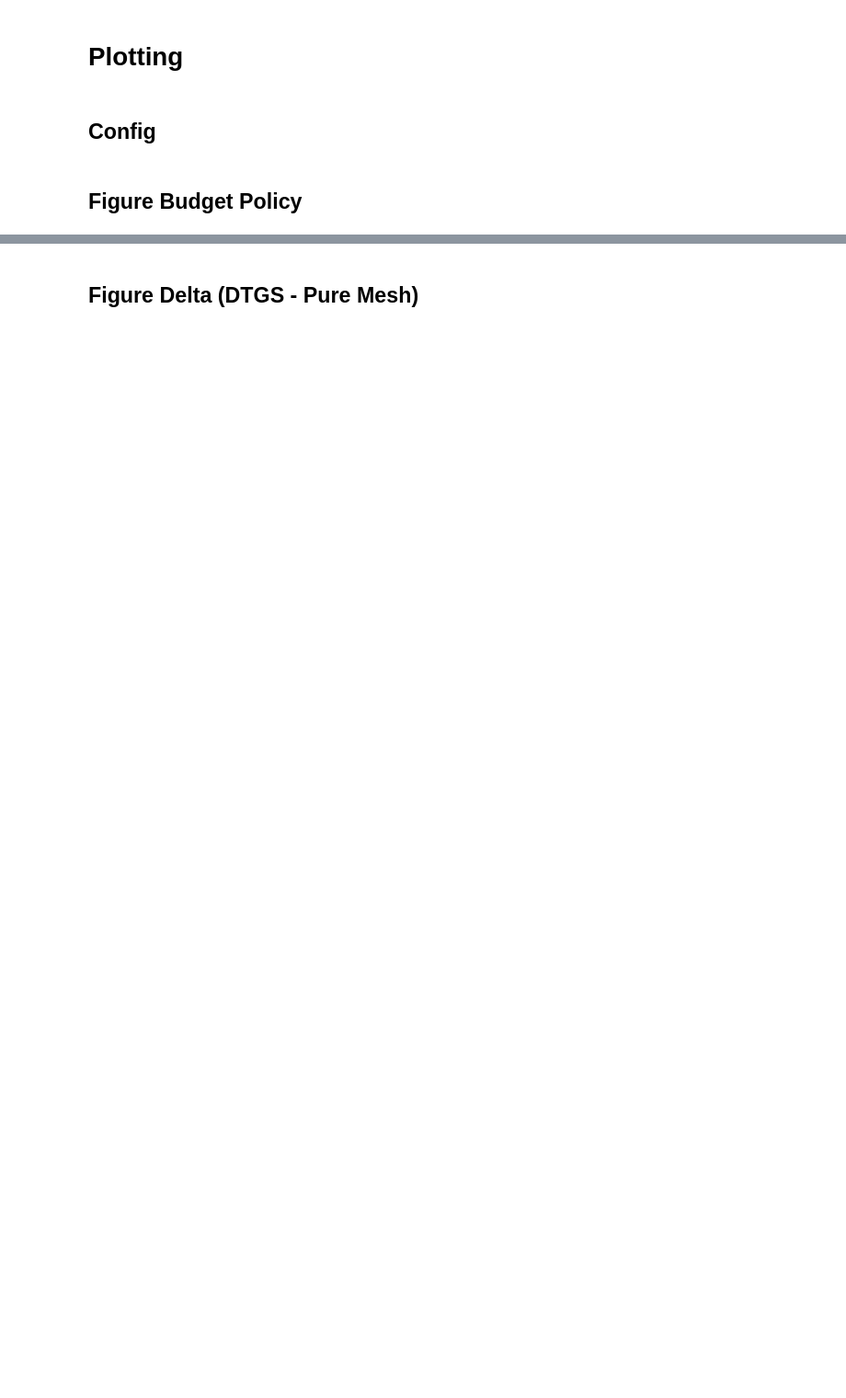
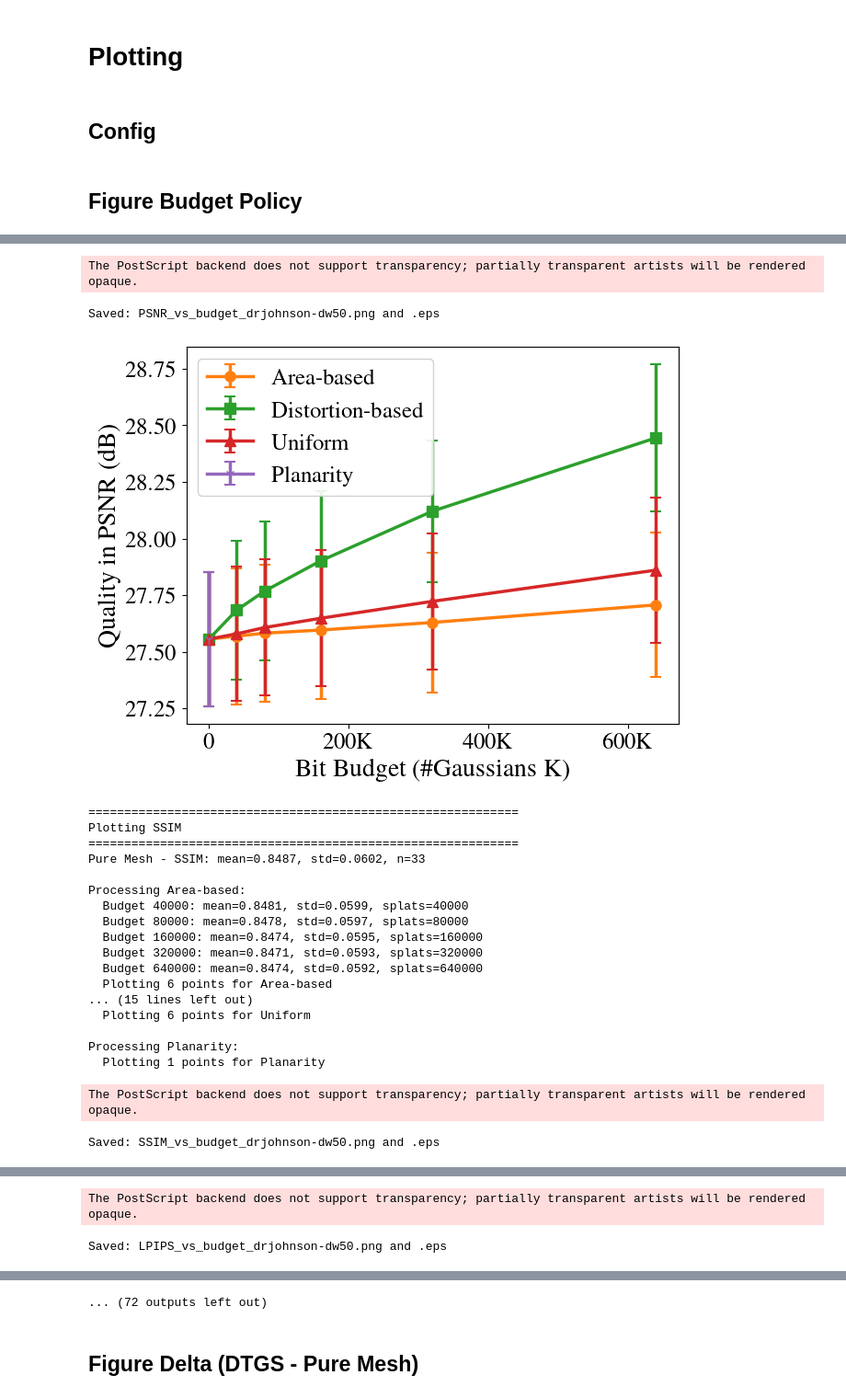
Before and after one commit to SYJINTW/mesh-splat, a Jupyter notebook: plotting.ipynb, the cells around one changed output, grey strips where cells are left out. Shown at 92% size. Drawn from its saved outputs; the diff is of its cells as text; code cells hidden in the pictures; blank space fills up the shorter version.

Commit message:
new plots with indoor scene

```diff
--- a/plotting.ipynb
+++ b/plotting.ipynb
@@ -43,7 +43,7 @@ err_capthick=1.5
 figsize=(6.4, 4.8)
 # -------------------------------- setting end ------------------------------- #
 # %%
-SCENE_NAME_LIST = ['bicycle-dw50', 'ficus', 'hotdog', 'lego', 'mic', 'ship']
+SCENE_NAME_LIST = ['drjohnson-dw50', 'bicycle-dw50', 'ficus', 'hotdog', 'lego', 'mic', 'ship']
 
 
 def set_metric_ylim_fig(ax, metric_key, scene_name):
@@ -64,6 +64,8 @@ def set_metric_ylim_fig(ax, metric_key, scene_name):
         elif metric_key == 'LPIPS':
             pass
             # ax.set_ylim(0, 0.2)
+    elif 'drjohnson' in scene_name:
+        pass
     # for synthetic scenes (NeRF blender)
     else:
         if metric_key == 'PSNR':
@@ -230,13 +232,11 @@ def budget_policy_curves():
 # [TODO] [NOTE] fix y-axis range to enable comparison across plots
 # the exact ranges for each set of figures might differ
 
-# SCENE_NAME = 'mic'
+# SCENE_NAME = 'drjohnson-dw50'
 # budget_policy_curves()
 
 
-SCENE_NAME = 'bicycle'
-budget_policy_curves()
-
-# for name in SCENE_NAME_LIST:
-#     SCENE_NAME = name
-#     budget_policy_curves()
+for name in SCENE_NAME_LIST:
+    SCENE_NAME = name
+    budget_policy_curves()
+# %% [output]
@@ -242,0 +260,22 @@ budget_policy_curves()
+The PostScript backend does not support transparency; partially transparent artists will be rendered opaque.
+Saved: PSNR_vs_budget_drjohnson-dw50.png and .eps
+[figure, added]
+============================================================
+Plotting SSIM
+============================================================
+Pure Mesh - SSIM: mean=0.8487, std=0.0602, n=33
+
+Processing Area-based:
+  Budget 40000: mean=0.8481, std=0.0599, splats=40000
+  Budget 80000: mean=0.8478, std=0.0597, splats=80000
+  Budget 160000: mean=0.8474, std=0.0595, splats=160000
+  Budget 320000: mean=0.8471, std=0.0593, splats=320000
+  Budget 640000: mean=0.8474, std=0.0592, splats=640000
+  Plotting 6 points for Area-based
+... (15 lines left out)
+  Plotting 6 points for Uniform
+
+Processing Planarity:
+  Plotting 1 points for Planarity
+The PostScript backend does not support transparency; partially transparent artists will be rendered opaque.
+Saved: SSIM_vs_budget_drjohnson-dw50.png and .eps
@@ -242,0 +300,2 @@ budget_policy_curves()
+The PostScript backend does not support transparency; partially transparent artists will be rendered opaque.
+Saved: LPIPS_vs_budget_drjohnson-dw50.png and .eps
@@ -243,3 +303,4 @@ budget_policy_curves()
+... (72 outputs left out)
 # %% [markdown]
 ## Figure Delta (DTGS - Pure Mesh)
 # %%
```
Also changed, not shown: parts of 7 cells of this notebook, 1 other file.
